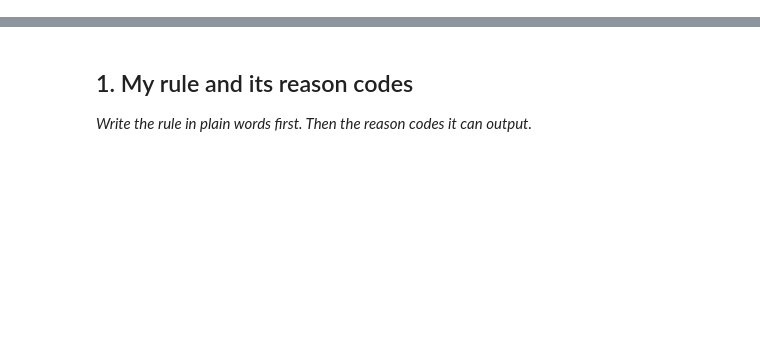
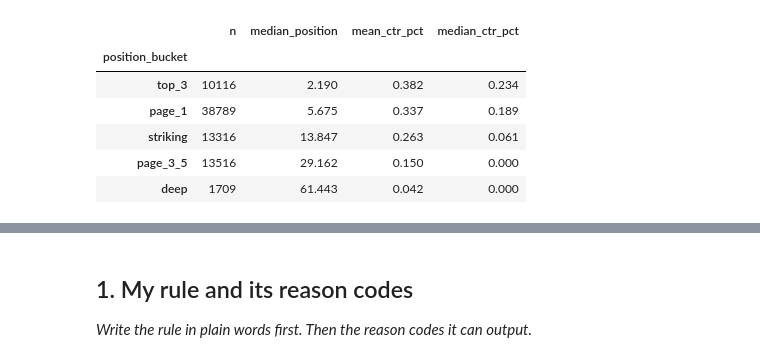
Before and after one commit to khadeja-qureshi/Machine-Learning-Internship, a Jupyter notebook: work/notebooks/w04_baseline_score.ipynb, the cells around one changed output, grey strips where cells are left out. Saved outputs shown, nothing was run; the diff lists cells and outputs as text; code cells hidden in the pictures; blank space fills up the shorter version.

```diff
--- a/work/notebooks/w04_baseline_score.ipynb
+++ b/work/notebooks/w04_baseline_score.ipynb
@@ -8,0 +181,59 @@ This skeleton is yours to fill. Work the sections **in order** — each one has
+# %%
+# SIGNAL CHECK 1 — CTR BY SEARCH-POSITION BUCKET
+# This is linked to FlyRank's CTR-fix logic.
+
+position_conditions = [
+    page_frame["avg_position_first15"] <= 3,
+    page_frame["avg_position_first15"] <= 10,
+    page_frame["avg_position_first15"] <= 20,
+    page_frame["avg_position_first15"] <= 50,
+]
+
+position_labels = [
+    "top_3",
+    "page_1",
+    "striking",
+    "page_3_5",
+]
+
+page_frame["position_bucket"] = np.select(
+    position_conditions,
+    position_labels,
+    default="deep",
+)
+
+position_order = [
+    "top_3",
+    "page_1",
+    "striking",
+    "page_3_5",
+    "deep",
+]
+
+page_frame["position_bucket"] = pd.Categorical(
+    page_frame["position_bucket"],
+    categories=position_order,
+    ordered=True,
+)
+
+signal_1_table = (
+    page_frame
+    .groupby("position_bucket", observed=True)
+    .agg(
+        n=("content_hash_id", "size"),
+        median_position=("avg_position_first15", "median"),
+        mean_ctr_pct=("ctr_pct_first15", "mean"),
+        median_ctr_pct=("ctr_pct_first15", "median"),
+    )
+    .round(3)
+)
+
+display(signal_1_table)
+# %% [output]
+|  | n | median_position | mean_ctr_pct | median_ctr_pct |
+| position_bucket |  |  |  |  |
+| top_3 | 10116 | 2.190 | 0.382 | 0.234 |
+| page_1 | 38789 | 5.675 | 0.337 | 0.189 |
+| striking | 13316 | 13.847 | 0.263 | 0.061 |
+| page_3_5 | 13516 | 29.162 | 0.150 | 0.000 |
+| deep | 1709 | 61.443 | 0.042 | 0.000 |
```
Also changed, not shown: parts of 17 cells of this notebook.
